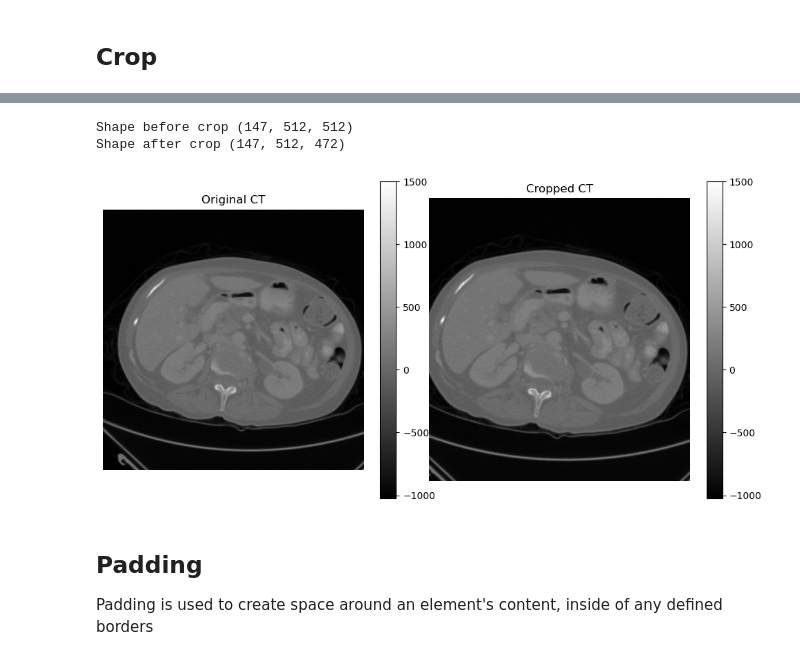
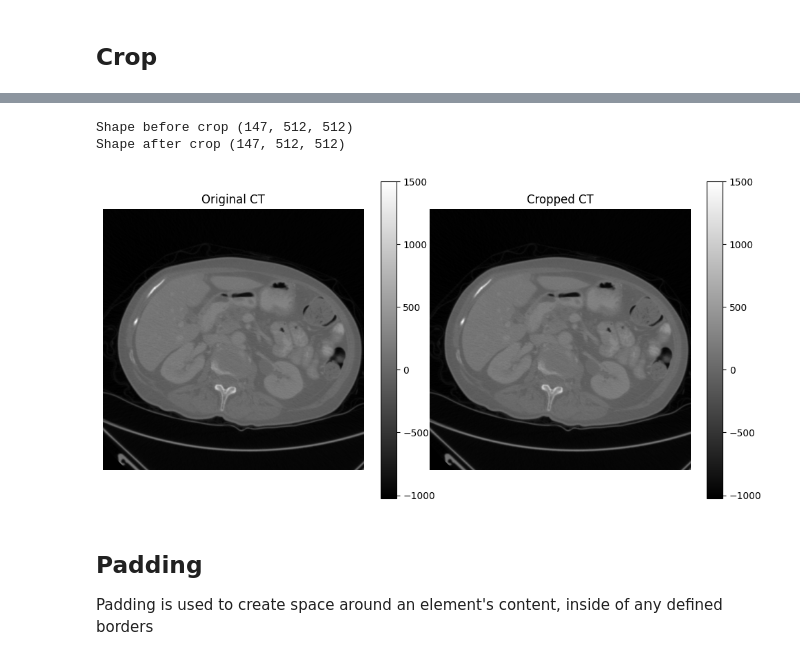
Before and after one commit to joeFPV99/MIPGN, a Jupyter notebook: PythonBasicsNotebookPt1/Processing_to_complete.ipynb, the cells around one changed output, grey strips where cells are left out. Saved outputs shown, nothing was run; the diff lists cells and outputs as text; code cells hidden in the pictures.

```diff
--- a/PythonBasicsNotebookPt1/Processing_to_complete.ipynb
+++ b/PythonBasicsNotebookPt1/Processing_to_complete.ipynb
@@ -72,32 +71,32 @@ sitk::ERROR: The file "assets/data/img0001.nii.gz" does not exist.
 # %%
 slice_number=100
 # Cropping takes the orientation of the pixels for the reference of lower & upper boundaries vectors
 # Pixel orientation = RPS = (left-to-Right, anterior-to-Posterior, inferior-to-Superior)
 
 # crop 40 from inferior to superior, crop 50 from superior to inferior
 #                                     X,Y,Z
-cropped_ct_sitk = sitk.Crop(ct_sitk, (40,0,0))
+cropped_ct_sitk = sitk.Crop(ct_sitk, (0,0,0))
 cropped_ct_array = sitk.GetArrayFromImage(cropped_ct_sitk)
 
 print(f'Shape before crop {sitk.GetArrayFromImage(ct_sitk).shape}\nShape after crop {cropped_ct_array.shape}')
 
 f, axarr = plt.subplots(1, 2, figsize=(10,5))
 
 img = axarr[0].imshow(np.squeeze(ct_array[slice_number, :, :]), cmap='gray',origin='lower')
 axarr[0].axis('off')
 axarr[0].set_title('Original CT')
 f.colorbar(img, ax=axarr[0])
 
 img = axarr[1].imshow(np.squeeze(cropped_ct_array[slice_number, :, :]), cmap='gray', origin='lower')
 axarr[1].axis('off')
 axarr[1].set_title('Cropped CT')
 f.colorbar(img, ax=axarr[1])
 plt.tight_layout()
 plt.subplots_adjust(wspace=0, hspace=0)
 # %% [output]
 Shape before crop (147, 512, 512)
-Shape after crop (147, 512, 472)
+Shape after crop (147, 512, 512)
-[figure, old version]
+[figure, new version]
 # %% [markdown]
 ## Padding
 Padding is used to create space around an element's content, inside of any defined borders
```
Also changed, not shown: parts of 5 cells of this notebook, 4 other files.
